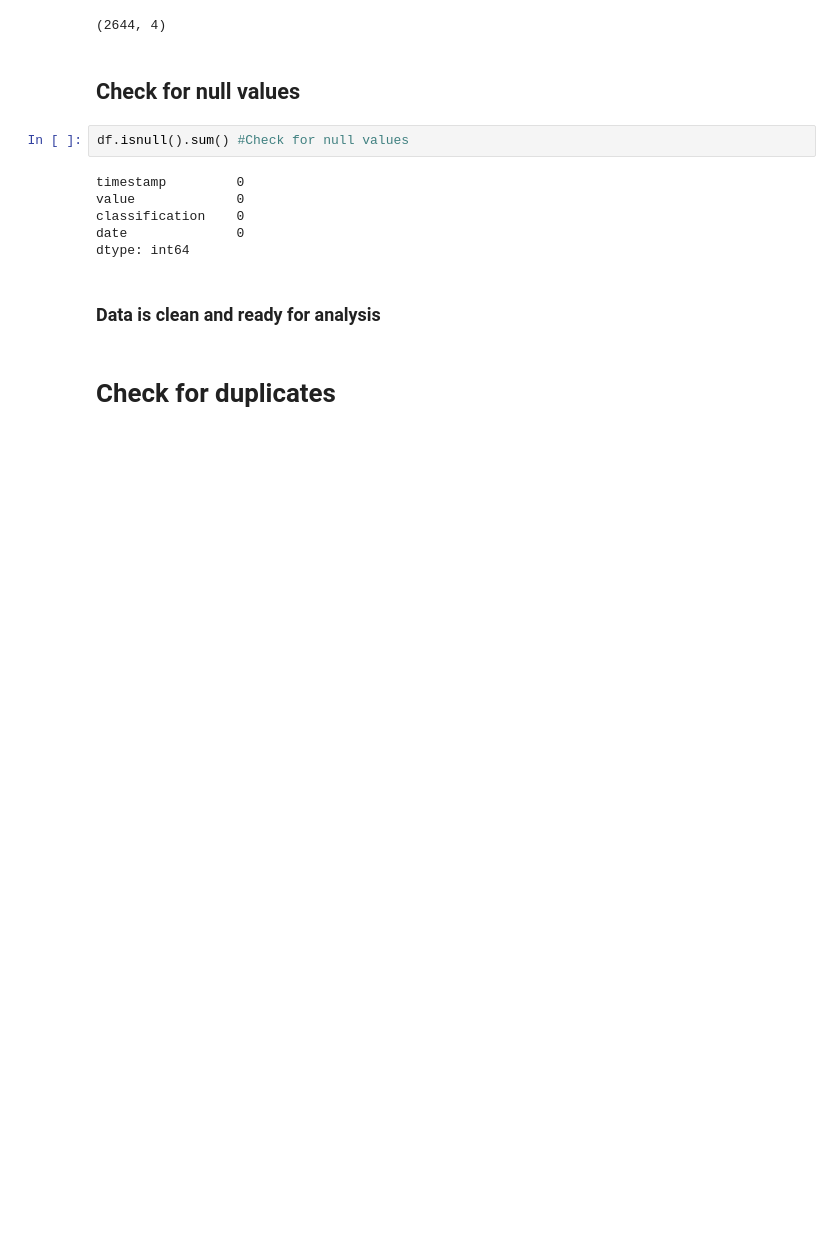
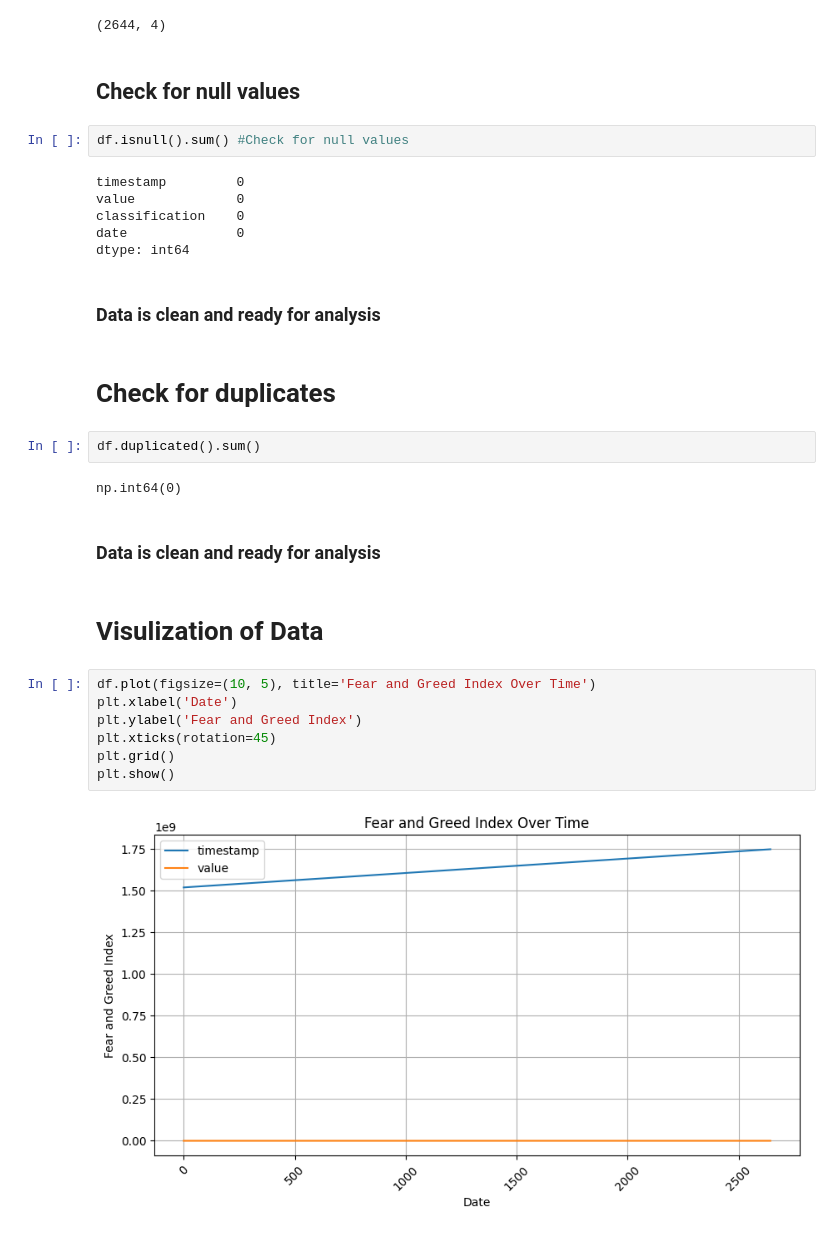
Before and after one commit to itsluckysharma01/ds_Lucky_Sharma, a Jupyter notebook: notebook_1(Bitcoin_Market_Sentiment_Dataset).ipynb, the cells around one changed output. Saved outputs shown, nothing was run; the diff lists cells and outputs as text; blank space fills up the shorter version.

```diff
--- a/notebook_1(Bitcoin_Market_Sentiment_Dataset).ipynb
+++ b/notebook_1(Bitcoin_Market_Sentiment_Dataset).ipynb
@@ -81,3 +81,20 @@ dtype: int64
 ### Data is clean and ready for analysis
 # %% [markdown]
 # Check for duplicates
+# %%
+df.duplicated().sum()
+# %% [output]
+np.int64(0)
+# %% [markdown]
+### Data is clean and ready for analysis
+# %% [markdown]
+# Visulization of Data
+# %%
+df.plot(figsize=(10, 5), title='Fear and Greed Index Over Time')
+plt.xlabel('Date')
+plt.ylabel('Fear and Greed Index')
+plt.xticks(rotation=45)
+plt.grid()
+plt.show()
+# %% [output]
+[figure, added]
```
Also changed, not shown: parts of 10 cells of this notebook, 1 other file.
